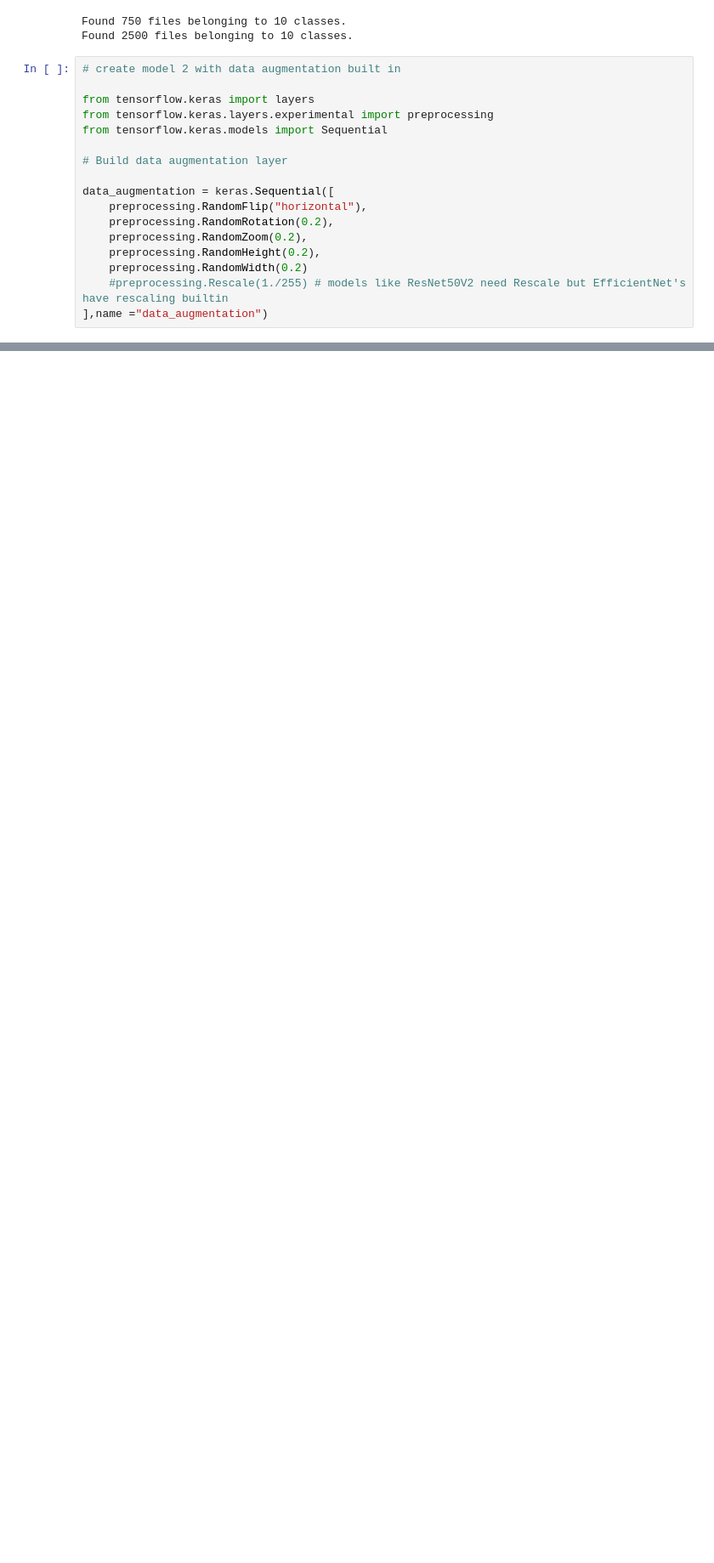
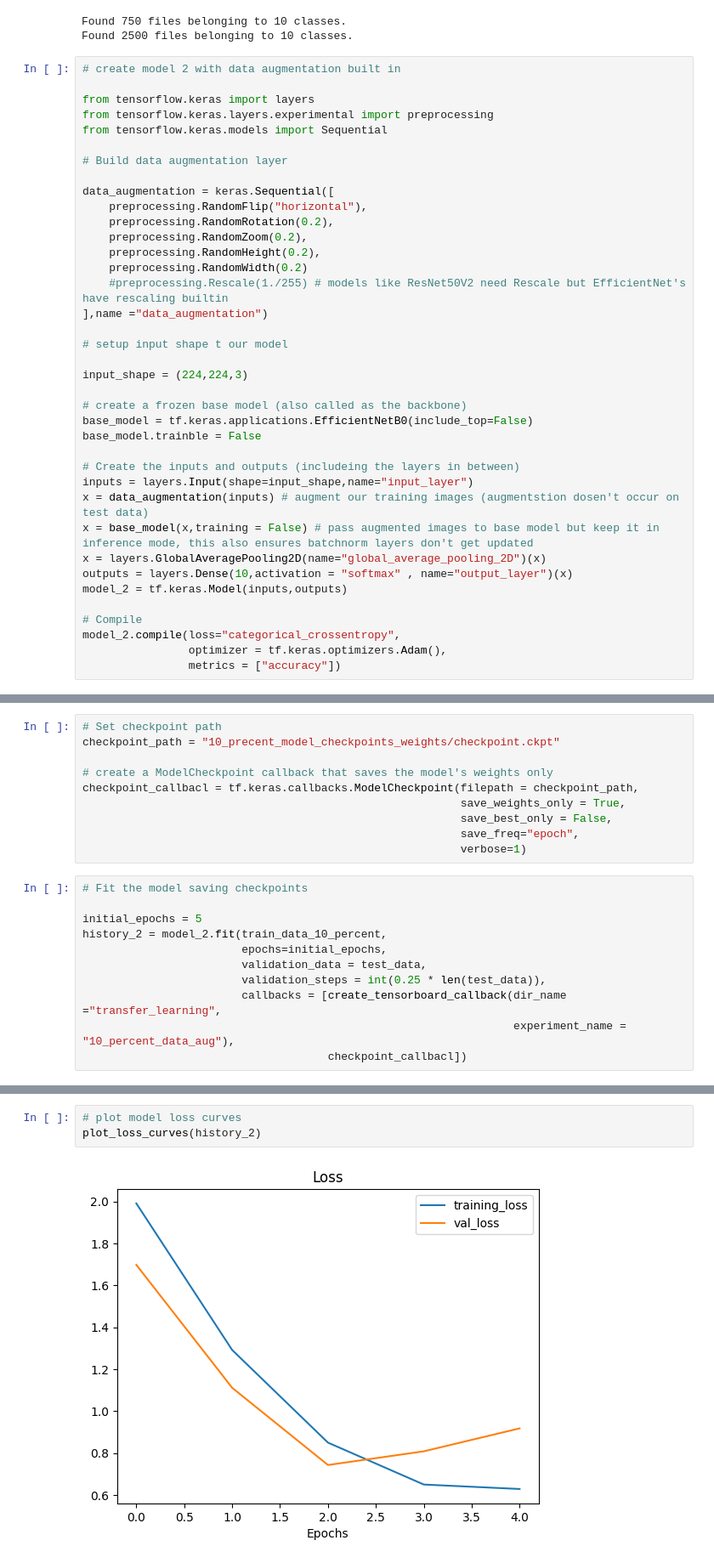
Before and after one commit to theclosedbook/TensorFlow, a Jupyter notebook: 05_Transfer_Learning_Part_2.ipynb, the cells around one changed output, grey strips where cells are left out. Shown at 85% size. Cells and saved outputs as stored; diff of their text form; blank space fills up the shorter version.

```diff
--- a/05_Transfer_Learning_Part_2.ipynb
+++ b/05_Transfer_Learning_Part_2.ipynb
@@ -591,3 +593,24 @@ data_augmentation = keras.Sequential([
     preprocessing.RandomWidth(0.2)
     #preprocessing.Rescale(1./255) # models like ResNet50V2 need Rescale but EfficientNet's have rescaling builtin
 ],name ="data_augmentation")
+
+# setup input shape t our model
+
+input_shape = (224,224,3)
+
+# create a frozen base model (also called as the backbone)
+base_model = tf.keras.applications.EfficientNetB0(include_top=False)
+base_model.trainble = False
+
+# Create the inputs and outputs (includeing the layers in between)
+inputs = layers.Input(shape=input_shape,name="input_layer")
+x = data_augmentation(inputs) # augment our training images (augmentstion dosen't occur on test data)
+x = base_model(x,training = False) # pass augmented images to base model but keep it in inference mode, this also ensures batchnorm layers don't get updated
+x = layers.GlobalAveragePooling2D(name="global_average_pooling_2D")(x)
+outputs = layers.Dense(10,activation = "softmax" , name="output_layer")(x)
+model_2 = tf.keras.Model(inputs,outputs)
+
+# Compile
+model_2.compile(loss="categorical_crossentropy",
+                optimizer = tf.keras.optimizers.Adam(),
+                metrics = ["accuracy"])
@@ -595,0 +621,21 @@ NameError: name 'keras' is not defined
+# %%
+# Set checkpoint path
+checkpoint_path = "10_precent_model_checkpoints_weights/checkpoint.ckpt"
+
+# create a ModelCheckpoint callback that saves the model's weights only
+checkpoint_callbacl = tf.keras.callbacks.ModelCheckpoint(filepath = checkpoint_path,
+                                                         save_weights_only = True,
+                                                         save_best_only = False,
+                                                         save_freq="epoch",
+                                                         verbose=1)
+# %%
+# Fit the model saving checkpoints
+
+initial_epochs = 5
+history_2 = model_2.fit(train_data_10_percent,
+                        epochs=initial_epochs,
+                        validation_data = test_data,
+                        validation_steps = int(0.25 * len(test_data)),
+                        callbacks = [create_tensorboard_callback(dir_name ="transfer_learning",
+                                                                 experiment_name = "10_percent_data_aug"),
+                                     checkpoint_callbacl])
@@ -595,0 +668,5 @@ NameError: name 'keras' is not defined
+# %%
+# plot model loss curves
+plot_loss_curves(history_2)
+# %% [output]
+[figure, added]
```
Also changed, not shown: parts of 29 cells of this notebook.
